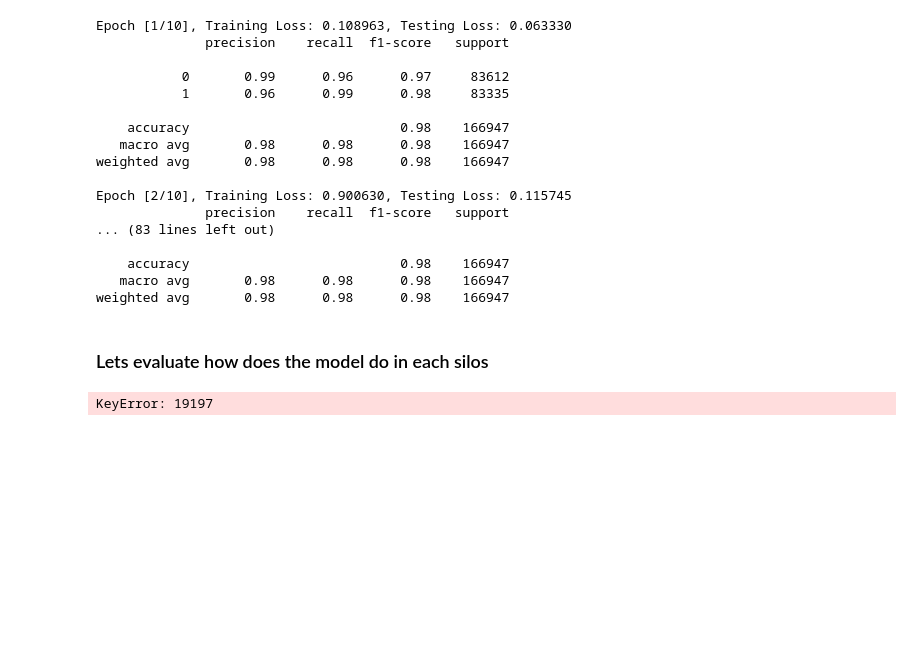
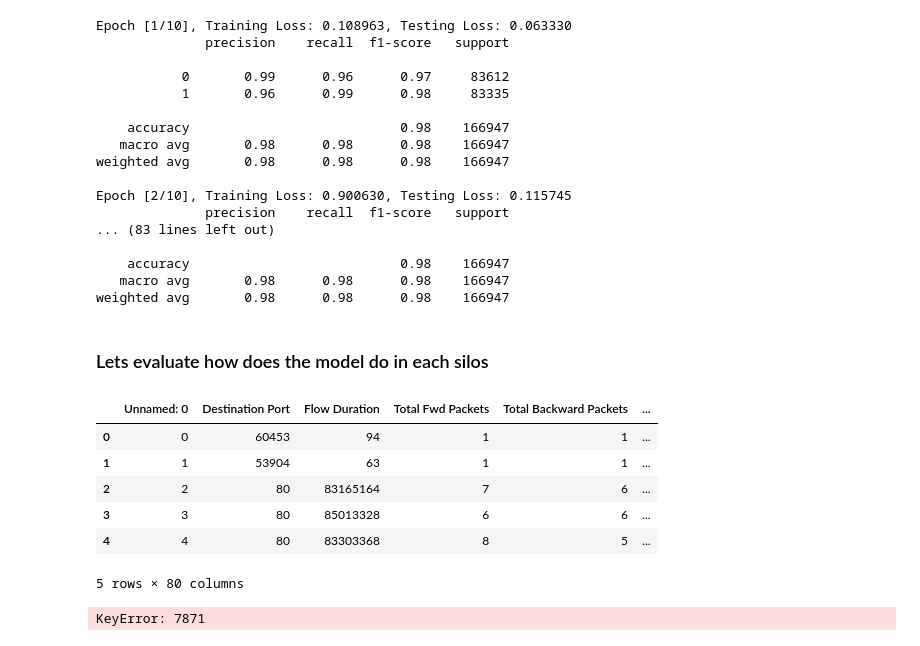
Before and after one commit to suzaladhikari/federated_learningIDS, a Jupyter notebook: centralized_data/centralized.ipynb, the cells around one changed output. Drawn from its saved outputs; the diff is of its cells as text; code cells hidden in the pictures; blank space fills up the shorter version.

Commit message:
fixed some error

```diff
--- a/centralized_data/centralized.ipynb
+++ b/centralized_data/centralized.ipynb
@@ -210,18 +210,47 @@ def silos_evaluate(model, batch, criterion, device):
     accuracy = 100 * corrected/total
 
     return test_loss, accuracy, predictions, true_labels
+# %%
+def batch_maker(dataset):
+    X = dataset.drop(columns = 'Label_Binary')
+    X = X.to_numpy()
+    y = dataset['Label_Binary']
+    y = y.to_numpy()
+    X_train , X_test, y_train, y_test = train_test_split(X,y , test_size=0.3, random_state=random_seed)
+    X_train = scaler.fit_transform(X_train)
+    X_train = torch.tensor(X_train, dtype = torch.float32)
+    y_train = torch.tensor(y_train, dtype = torch.long)
+
+    X_test = scaler.transform(X_test)
+    X_test = torch.tensor(X_test, dtype = torch.float32)
+    y_test = torch.tensor(y_test, dtype = torch.long)
+
+    training_batch = DataLoader(TensorDataset(X_train,y_train), batch_size = 64, shuffle = True)
+    testing_batch = DataLoader(TensorDataset(X_test,y_test), batch_size=64, shuffle=False)
+
+    return training_batch,testing_batch
 # %%
 ## Loading all the test data in the silos
-siloOnetest = pd.read_csv('../silos_datasets/siloOne_X_test.csv')
+siloOnetest = batch_maker(pd.read_csv('../silos_datasets/siloBinaryOne.csv'))
 siloTwotest = pd.read_csv('../silos_datasets/siloTwo_X_test.csv')
 siloThreetest = pd.read_csv('../silos_datasets/siloThree_X_test.csv')
 siloFourtest = pd.read_csv('../silos_datasets/siloFour_X_test.csv')
+# %%
+siloOnetest.head(5)
+# %% [output]
+|  | Unnamed: 0 | Destination Port | Flow Duration | Total Fwd Packets | Total Backward Packets | ... |
+| 0 | 0 | 60453 | 94 | 1 | 1 | ... |
+| 1 | 1 | 53904 | 63 | 1 | 1 | ... |
+| 2 | 2 | 80 | 83165164 | 7 | 6 | ... |
+| 3 | 3 | 80 | 85013328 | 6 | 6 | ... |
+| 4 | 4 | 80 | 83303368 | 8 | 5 | ... |
+5 rows × 80 columns
 # %%
 siloOne_batch = DataLoader(siloOnetest, batch_size = 64, shuffle=True)
 siloTwo_batch = DataLoader(siloTwotest, batch_size = 64, shuffle=True)
 siloThree_batch = DataLoader(siloThreetest, batch_size = 64, shuffle=True)
 siloFour_batch = DataLoader(siloFourtest, batch_size = 64, shuffle=True)
 # %%
-test_loss, test_accuracy, predictions, true_labels = evaluate(model, siloOne_batch, loss, device)
+test_loss, test_accuracy, predictions, true_labels = silos_evaluate(model, siloOne_batch, loss, device)
 # %% [output]
-KeyError: 19197
+KeyError: 7871
```
